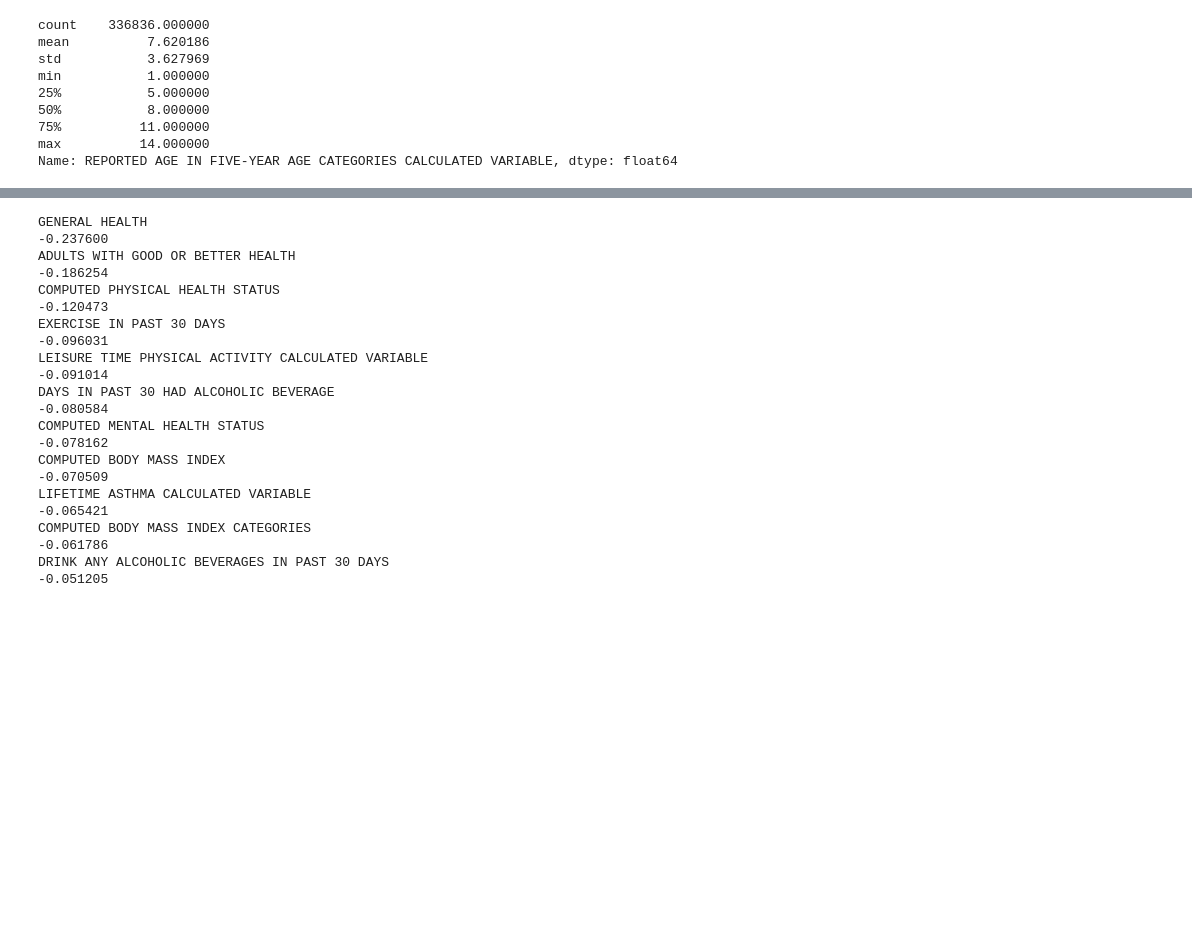
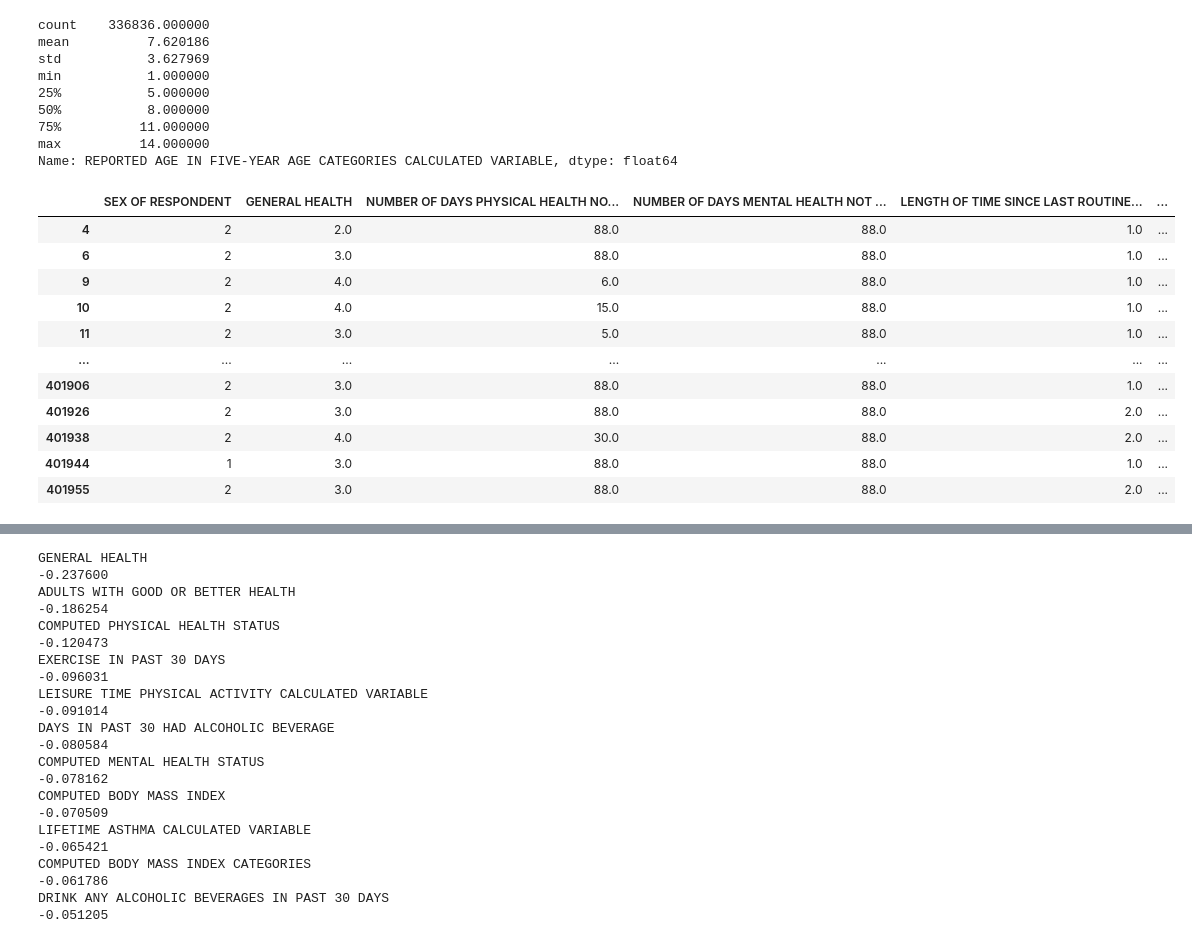
Before and after one commit to spring-camm-sergey/dse230, a Jupyter notebook: data_cleaning.ipynb, the cells around one changed output, grey strips where cells are left out. Saved outputs shown, nothing was run; the diff lists cells and outputs as text; code cells hidden in the pictures; blank space fills up the shorter version.

```diff
--- a/data_cleaning.ipynb
+++ b/data_cleaning.ipynb
@@ -369,5 +371,19 @@ min           1.000000
 max          14.000000
 Name: REPORTED AGE IN FIVE-YEAR AGE CATEGORIES CALCULATED VARIABLE, dtype: float64
 # %%
-clean_df_3[(clean_df_3['REPORTED AGE IN FIVE-YEAR AGE CATEGORIES CALCULATED VARIABLE']>10) AND (clean_df_3['REPORTED AGE IN FIVE-YEAR AGE CATEGORIES CALCULATED VARIABLE']<14])]
+# clean_df_3[(clean_df_3['REPORTED AGE IN FIVE-YEAR AGE CATEGORIES CALCULATED VARIABLE']>10) AND (clean_df_3['REPORTED AGE IN FIVE-YEAR AGE CATEGORIES CALCULATED VARIABLE']<14])]
+
+clean_df_3.query('`REPORTED AGE IN FIVE-YEAR AGE CATEGORIES CALCULATED VARIABLE` > 10 and `REPORTED AGE IN FIVE-YEAR AGE CATEGORIES CALCULATED VARIABLE` < 14')
 # %% [output]
+|  | SEX OF RESPONDENT | GENERAL HEALTH | NUMBER OF DAYS PHYSICAL HEALTH NO... | NUMBER OF DAYS MENTAL HEALTH NOT ... | LENGTH OF TIME SINCE LAST ROUTINE... | ... |
+| 4 | 2 | 2.0 | 88.0 | 88.0 | 1.0 | ... |
+| 6 | 2 | 3.0 | 88.0 | 88.0 | 1.0 | ... |
+| 9 | 2 | 4.0 | 6.0 | 88.0 | 1.0 | ... |
+| 10 | 2 | 4.0 | 15.0 | 88.0 | 1.0 | ... |
+| 11 | 2 | 3.0 | 5.0 | 88.0 | 1.0 | ... |
+| ... | ... | ... | ... | ... | ... | ... |
+| 401906 | 2 | 3.0 | 88.0 | 88.0 | 1.0 | ... |
+| 401926 | 2 | 3.0 | 88.0 | 88.0 | 2.0 | ... |
+| 401938 | 2 | 4.0 | 30.0 | 88.0 | 2.0 | ... |
+| 401944 | 1 | 3.0 | 88.0 | 88.0 | 1.0 | ... |
+| 401955 | 2 | 3.0 | 88.0 | 88.0 | 2.0 | ... |
```
Also changed, not shown: parts of 14 cells of this notebook.
